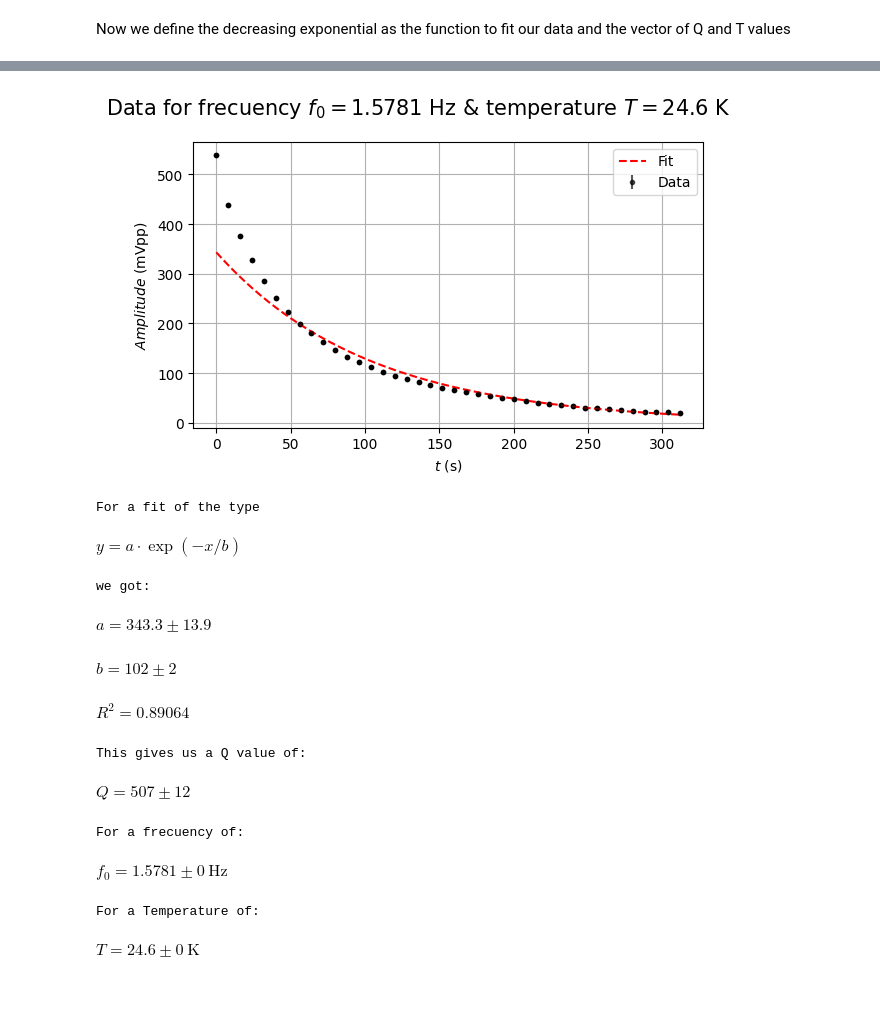
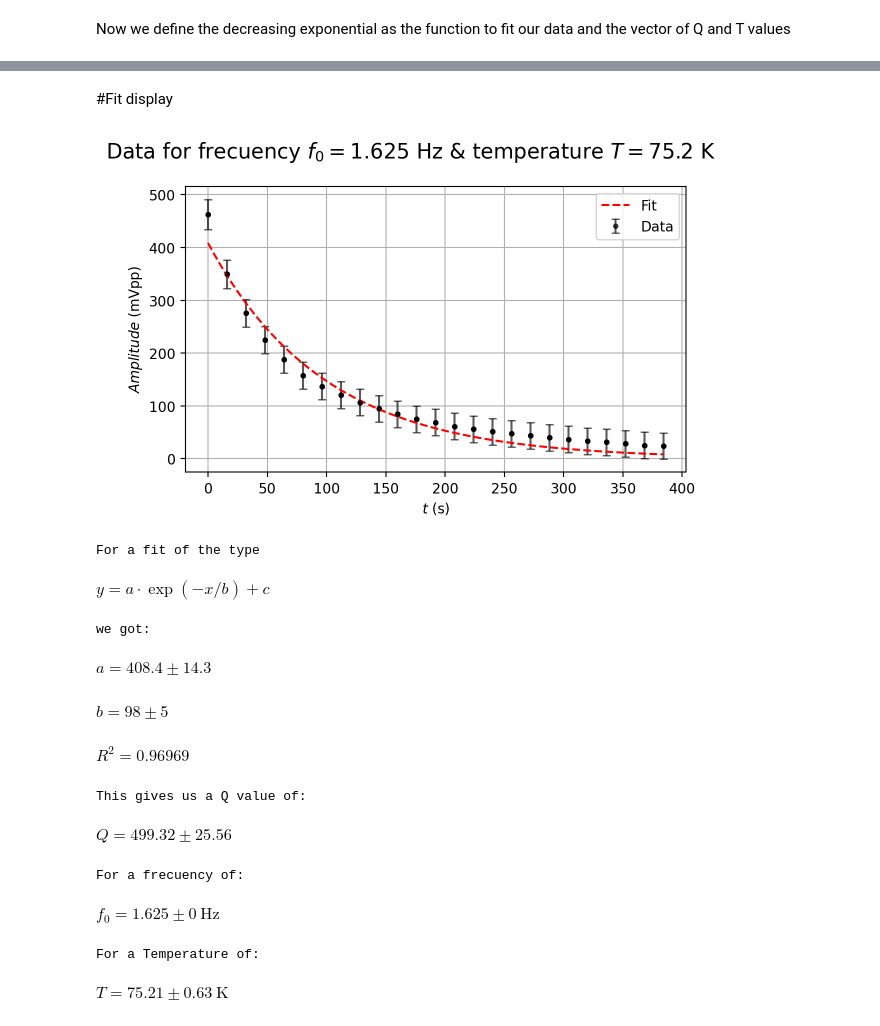
Before and after one commit to DavideQuaranta/3DJoint_DataAnalysis, a Jupyter notebook: LaboratoryII_data_analisys.ipynb, the cells around one changed output, grey strips where cells are left out. Drawn from its saved outputs; the diff is of its cells as text; code cells hidden in the pictures; blank space fills up the shorter version.

```diff
--- a/LaboratoryII_data_analisys.ipynb
+++ b/LaboratoryII_data_analisys.ipynb
@@ -13,15 +26,2 @@ from IPython.display import display, Math
 # %% [markdown]
 Now we define the decreasing exponential as the function to fit our data and the vector of Q and T values
-# %%
-# # Definition of the function to fit # #
-def f(x,a,b):
-    aux = a*np.exp(-x/b)
-    return aux
-
-# # Definition of global arrays of Q and T # #
-# Total number of data #
-N = 4
-Q = np.zeros(N)
-errQ = np.zeros(N)
-T = np.zeros(N)
-errT = np.zeros(N)
@@ -30,19 +50,32 @@ errT = np.zeros(N)
+# %%
+filename = "04_04.xlsx" #Select here the file to take the data
+
+data = pd.read_excel(path+filename, sheet_name=None) #This puts the data of the day in the variable data
+
+#print(data)
+# %% [markdown]
+#Fit display
 # %%
+# Select the page (foglio) of the measures#
+foglio = 'Sheet16'
+
 # # Import the values of the data, time,amplitude in voltage and temperature from file # #
-v= np.loadtxt( "data1.txt" , unpack = True , delimiter = "\t",usecols = (0))
-v_error = v*0.003/100
+v = data[foglio]['Voltage']
+#v = v[1:]
+v_error = [error(val) for val in v]
 
 # # Time interval # #
-dt = 8
-t = np.arange(0,dt*len(v),dt)
+t = data[foglio]['Time']
+#t = t[1:]
 
 # # Frecuency and temperature of work
-T_ini = 24
-T_fin = 25.2
-T_value = np.mean( [T_ini,T_fin])
-errT_value = 0
+T = data[foglio]['T']
+T_ini = T[0]
+T_fin = T[1]
+T_value = np.mean(T)
+errT_value = abs(T_fin-T_ini)/2
 
-f_0 = 1.5781
+f_0 = data[foglio]['f0'][0]
 errf_0 = 0
 
 # # Declare units for the data # #
@@ -55,7 +88,6 @@ f_unit = "Hz"
 resval,rescov = curve_fit( f, t, v, [200,10],sigma = v_error)
 reserr = np.sqrt(np.diag(rescov))
 R2 = 1 - (np.sum( ( v - f( t, *resval) )**2 ) / np.sum( ( v - np.mean(v) )**2 ))
-
 
 # # Plot of the data with fit # #
 
@@ -64,55 +96,49 @@ h = max([abs((max(t)-min(t))/1000),1])
 fit_time = np.arange(min(t), max(t)+h, h)
 fit_amplitude = resval[0]*np.exp(-fit_time/resval[1])
 
 fig = plt.figure(figsize=(6,4), dpi=100);
 fig.suptitle(r"Data for frecuency $f_0 = {0}$ {1} & temperature $T = {2:.1f}$ {3}".format(f_0, f_unit, T_value, T_unit), size = 15)
 #(Data and fit plot)
 plt.grid()
 plt.xlabel(r"$t$ ({0})".format(t_unit), size = 10)
 plt.ylabel(r"$Amplitude$ ({0})".format(v_unit), size = 10)
 plt.plot(t,v,'.',c='k', ms=6)
-plt.errorbar(t, v, yerr=v_error, fmt=".k", capsize=0,alpha = 0.65,label="Data")
+plt.errorbar(t, v, yerr=v_error, fmt=".k", capsize=3,alpha = 0.65,label="Data")
 plt.plot(fit_time,fit_amplitude,'--',c='red',label="Fit")
 plt.legend()
 #to make it look good
+%config InlineBackend.figure_format='retina'
 plt.tight_layout()
 plt.show()
 
 # # Calculus of the Q-value # #
 Q_value = f_0*resval[1]*m.pi
 Q_error = Q_value*m.sqrt( (reserr[1]/resval[1])**2 + (errf_0/f_0)**2 )
 
 # # Display results # #
 print("\nFor a fit of the type")
-display(Math("y = a·\exp(-x/b)"))
-print("we got:")
+display(Math("y = a·\exp(-x/b)+c"))
+print("\nwe got:")
 display(Math("a = {0:.1f} \pm {1:.1f}".format(resval[0],reserr[0])))
 display(Math("b = {0:.0f} \pm {1:.0f}".format(resval[1],reserr[1])))
 display(Math("R^2= {0:.5f}".format(R2)))
 print("\nThis gives us a Q value of:")
-display(Math("Q = {0:.0f} \pm {1:.0f}".format(Q_value,Q_error)))
+display(Math("Q = {0:.2f} \pm {1:.2f}".format(Q_value,Q_error)))
 print("\nFor a frecuency of:")
 display(Math("f_0 = {0}\pm{1} ~\mathrm{{{2}}}".format(f_0,errf_0,f_unit)))
 print("\nFor a Temperature of:")
-display(Math("T={0}\pm{1} ~\mathrm{{{2}}}".format(T_value,errT_value,T_unit)))
-
-# # Store the value of Q and T # #
-i = 0
-Q[i] = Q_value
-errQ[i] = Q_error
-T[i] = T_value
-errT[i] = errT_value
+display(Math("T={0:.2f}\pm{1:.2f} ~\mathrm{{{2}}}".format(T_value,errT_value,T_unit)))
 # %% [output]
-[figure, old version]
+[figure, new version]
 For a fit of the type
-$\displaystyle y = a·\exp(-x/b)$
+$\displaystyle y = a·\exp(-x/b)+c$
 we got:
-$\displaystyle a = 343.3 \pm 13.9$
+$\displaystyle a = 408.4 \pm 14.3$
-$\displaystyle b = 102 \pm 2$
+$\displaystyle b = 98 \pm 5$
-$\displaystyle R^2= 0.89064$
+$\displaystyle R^2= 0.96969$
 This gives us a Q value of:
-$\displaystyle Q = 507 \pm 12$
+$\displaystyle Q = 499.32 \pm 25.56$
 For a frecuency of:
-$\displaystyle f_0 = 1.5781\pm0 ~\mathrm{Hz}$
+$\displaystyle f_0 = 1.625\pm0 ~\mathrm{Hz}$
 For a Temperature of:
-$\displaystyle T=24.6\pm0 ~\mathrm{K}$
+$\displaystyle T=75.21\pm0.63 ~\mathrm{K}$
```
Also changed, not shown: parts of 22 cells of this notebook, 11 other files.
